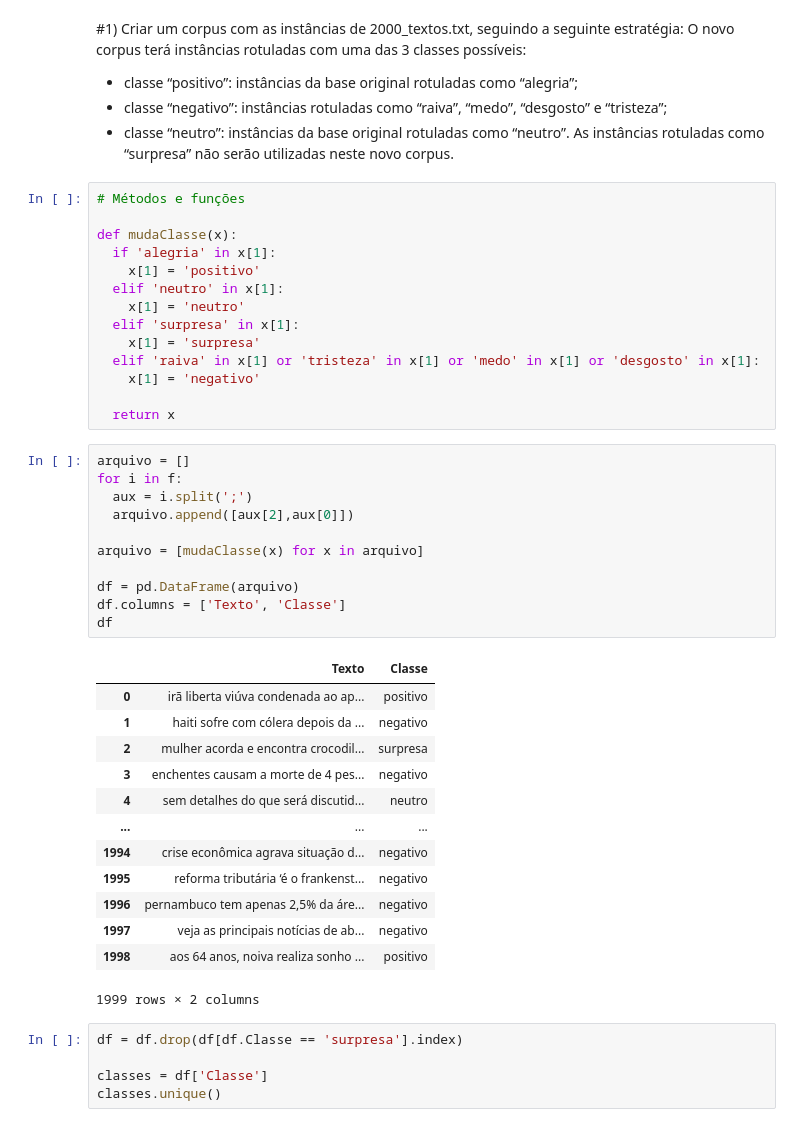
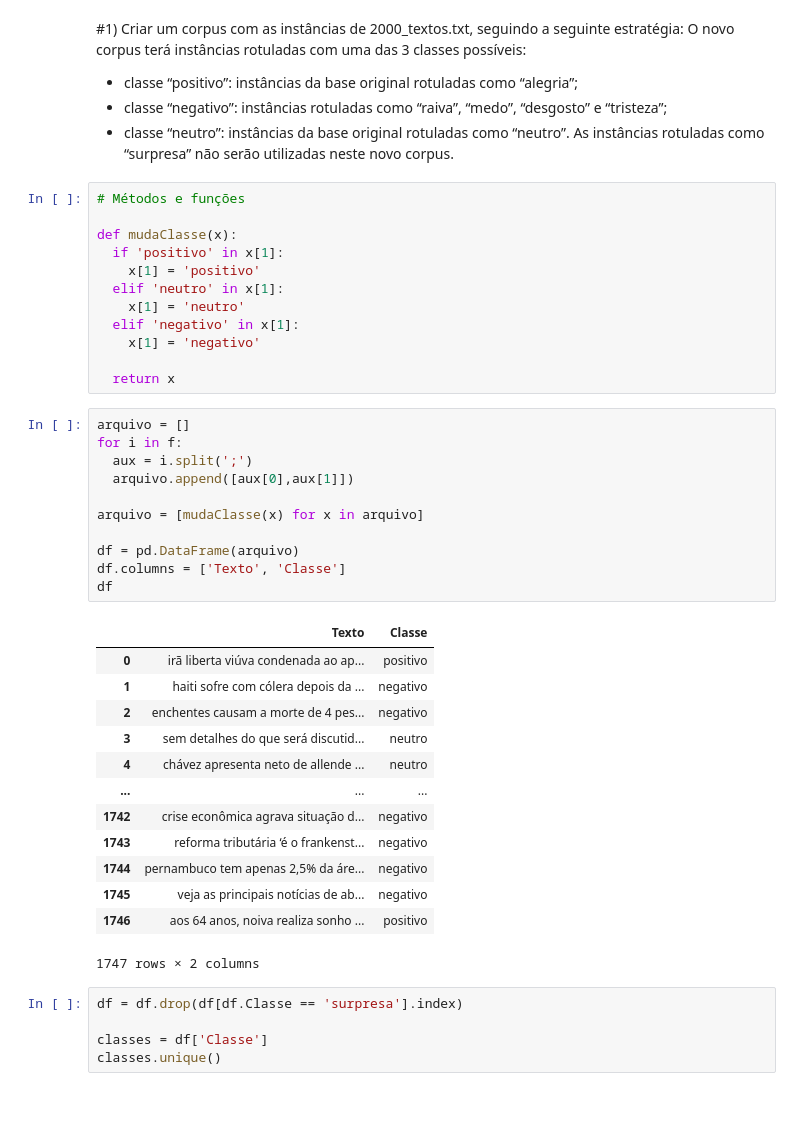
Before and after one commit to aguilarafa2010/PLN, a Jupyter notebook: Trabalho_Final_PLN.ipynb, the cells around one changed output. Cells and saved outputs as stored; diff of their text form.

```diff
--- a/Trabalho_Final_PLN.ipynb
+++ b/Trabalho_Final_PLN.ipynb
@@ -81,41 +87,39 @@ novo corpus.
 # Métodos e funções
 
 def mudaClasse(x):
-  if 'alegria' in x[1]:
+  if 'positivo' in x[1]:
     x[1] = 'positivo'
   elif 'neutro' in x[1]:
     x[1] = 'neutro'
-  elif 'surpresa' in x[1]:
-    x[1] = 'surpresa'
-  elif 'raiva' in x[1] or 'tristeza' in x[1] or 'medo' in x[1] or 'desgosto' in x[1]:
+  elif 'negativo' in x[1]:
     x[1] = 'negativo'
 
   return x
 # %%
 arquivo = []
 for i in f:
   aux = i.split(';')
-  arquivo.append([aux[2],aux[0]])
+  arquivo.append([aux[0],aux[1]])
 
 arquivo = [mudaClasse(x) for x in arquivo]
 
 df = pd.DataFrame(arquivo)
 df.columns = ['Texto', 'Classe']
 df
 # %% [output]
 |  | Texto | Classe |
 | 0 | irã liberta viúva condenada ao ap... | positivo |
 | 1 | haiti sofre com cólera depois da ... | negativo |
-| 2 | mulher acorda e encontra crocodil... | surpresa |
-| 3 | enchentes causam a morte de 4 pes... | negativo |
-| 4 | sem detalhes do que será discutid... | neutro |
+| 2 | enchentes causam a morte de 4 pes... | negativo |
+| 3 | sem detalhes do que será discutid... | neutro |
+| 4 | chávez apresenta neto de allende ... | neutro |
 | ... | ... | ... |
-| 1994 | crise econômica agrava situação d... | negativo |
-| 1995 | reforma tributária ‘é o frankenst... | negativo |
-| 1996 | pernambuco tem apenas 2,5% da áre... | negativo |
-| 1997 | veja as principais notícias de ab... | negativo |
-| 1998 | aos 64 anos, noiva realiza sonho ... | positivo |
+| 1742 | crise econômica agrava situação d... | negativo |
+| 1743 | reforma tributária ‘é o frankenst... | negativo |
+| 1744 | pernambuco tem apenas 2,5% da áre... | negativo |
+| 1745 | veja as principais notícias de ab... | negativo |
+| 1746 | aos 64 anos, noiva realiza sonho ... | positivo |
-1999 rows × 2 columns
+1747 rows × 2 columns
 # %%
 df = df.drop(df[df.Classe == 'surpresa'].index)
 
```
Also changed, not shown: parts of 17 cells of this notebook.
